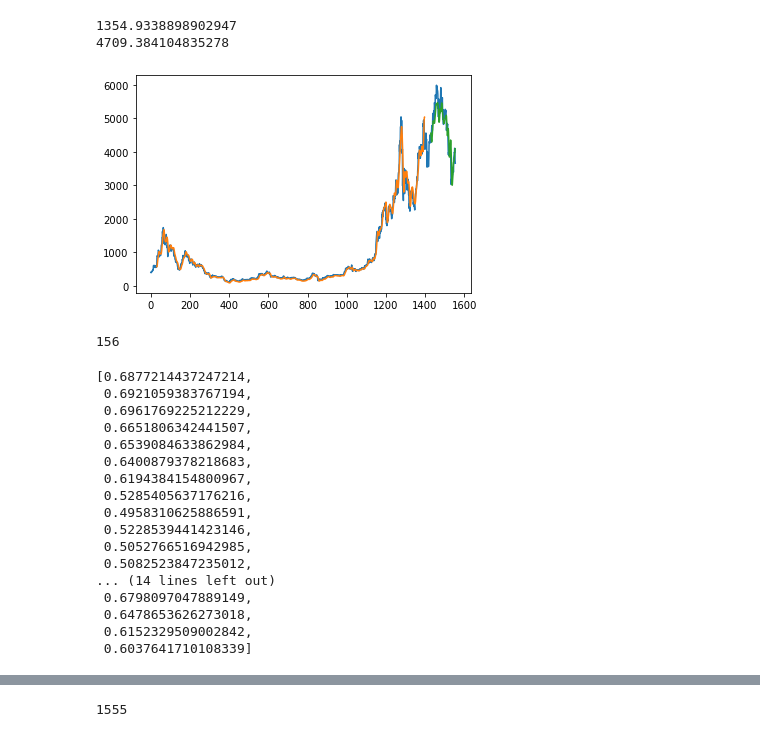
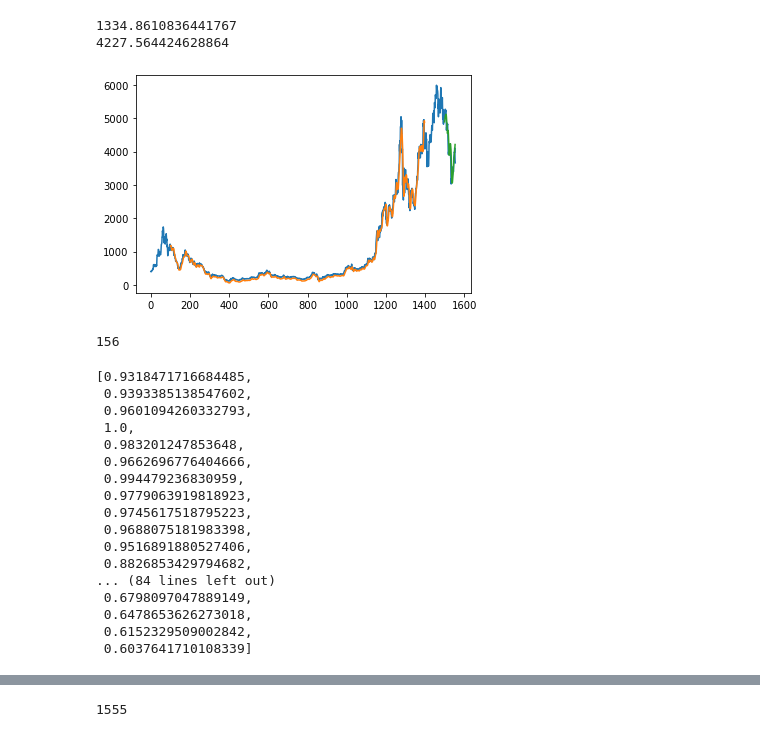
Before and after one commit to tylerkowalski/Ethereum-Forecaster, a Jupyter notebook: model.ipynb, the cells around one changed output, grey strips where cells are left out. Cells and saved outputs as stored; diff of their text form; code cells hidden in the pictures.

```diff
--- a/model.ipynb
+++ b/model.ipynb
@@ -9,6 +9,9 @@ from tensorflow.keras.layers import LSTM
 from sklearn.preprocessing import MinMaxScaler
 import math
 from sklearn.metrics import mean_squared_error
+# %%
+timestep = 100
+days_predict = 60
 # %%
 x_train = np.load("./data/x_train.npy")
 y_train = np.load("./data/y_train.npy")
@@ -26,6 +29,6 @@ print(y_test.shape)
 # %%
 model = Sequential()
-model.add(LSTM(50, return_sequences=True,input_shape=(30,1)))
+model.add(LSTM(50, return_sequences=True,input_shape=(timestep,1)))
 model.add(LSTM(50,return_sequences=True))
 model.add(LSTM(50))
 model.add(Dense(1))
@@ -50,5 +53,5 @@ Trainable params: 50,851
 Non-trainable params: 0
 _________________________________________________________________
 # %%
-model.fit(x_train,y_train,validation_data=(x_test,y_test), epochs=25,batch_size=32,verbose=1)
+model.fit(x_train,y_train,validation_data=(x_test,y_test), epochs=30,batch_size=32,verbose=1)
 # %% [output]
@@ -98,24 +106,24 @@ test_predict = scaler.inverse_transform(test_predict)
 print(math.sqrt(mean_squared_error(y_train, train_predict)))
 print(math.sqrt(mean_squared_error(y_test, test_predict)))
 # %% [output]
-1354.9338898902947
-4709.384104835278
+1334.8610836441767
+4227.564424628864
 # %%
-look_back=30
+look_back=timestep
 trainPredictPlot = np.empty_like(df_close)
 trainPredictPlot[:, :] = np.nan
 trainPredictPlot[look_back:len(train_predict)+look_back, :] = train_predict
 # shift test predictions for plotting
 testPredictPlot = np.empty_like(df_close)
 testPredictPlot[:, :] = np.nan
 testPredictPlot[len(train_predict)+(look_back*2)+1:len(df_close)-1, :] = test_predict
 # plot baseline and predictions
 plt.plot(scaler.inverse_transform(df_close))
 plt.plot(trainPredictPlot)
 plt.plot(testPredictPlot)
 plt.show()
 # %% [output]
-[figure, old version]
+[figure, new version]
 # %%
 training_size = int(len(df_close)*0.9)
 test_size = int(len(df_close)) - training_size
@@ -125,25 +133,25 @@ print(len(test_data))
 156
 # %%
 #len(test_data)-num_steps_back is the number to which you index here
-x_input=test_data[126:].reshape(1,-1)
+x_input=test_data[(len(test_data))-timestep:].reshape(1,-1)
 x_input.shape
 temp_input=list(x_input)
 temp_input=temp_input[0].tolist()
 temp_input
 # %% [output]
-[0.6877214437247214,
- 0.6921059383767194,
- 0.6961769225212229,
- 0.6651806342441507,
- 0.6539084633862984,
- 0.6400879378218683,
- 0.6194384154800967,
- 0.5285405637176216,
- 0.4958310625886591,
- 0.5228539441423146,
- 0.5052766516942985,
- 0.5082523847235012,
-... (14 lines left out)
+[0.9318471716684485,
+ 0.9393385138547602,
+ 0.9601094260332793,
+ 1.0,
+ 0.983201247853648,
+ 0.9662696776404666,
+ 0.994479236830959,
+ 0.9779063919818923,
+ 0.9745617518795223,
+ 0.9688075181983398,
+ 0.9516891880527406,
+ 0.8826853429794682,
+... (84 lines left out)
  0.6798097047889149,
  0.6478653626273018,
  0.6152329509002842,
```
Also changed, not shown: parts of 8 cells of this notebook, 5 other files.
